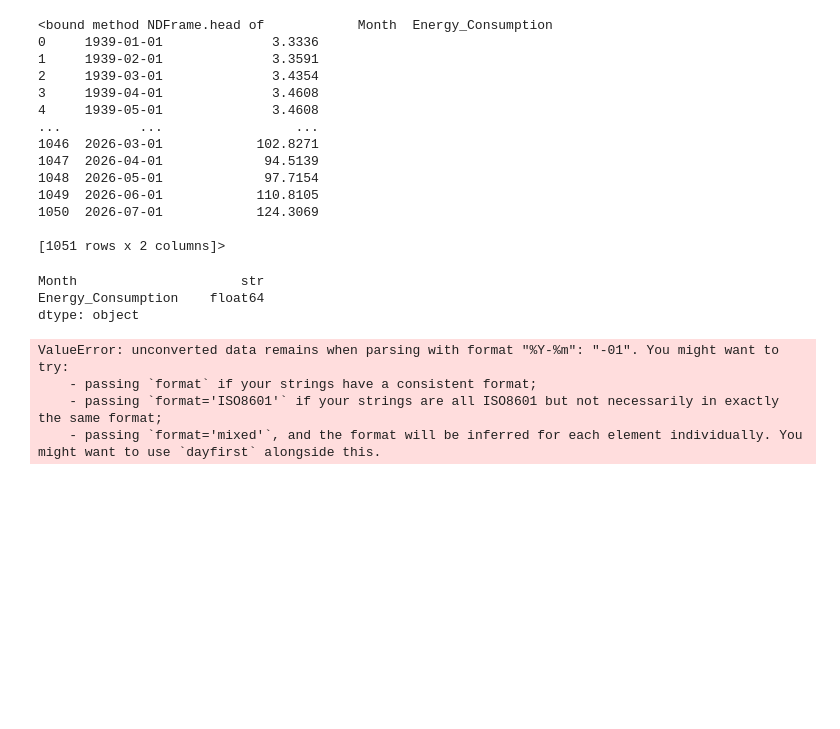
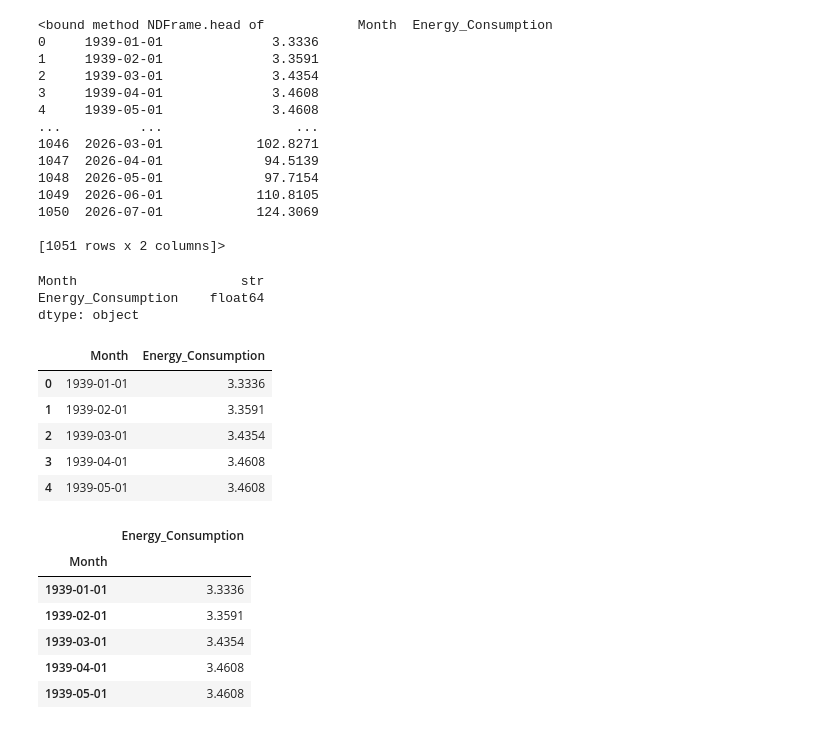
Before and after one commit to Kirfea/energy-consumption-forecasting, a Jupyter notebook: Energy_Consumption_Forecasting.ipynb, the cells around one changed output. Saved outputs shown, nothing was run; the diff lists cells and outputs as text; code cells hidden in the pictures; blank space fills up the shorter version.

```diff
--- a/Energy_Consumption_Forecasting.ipynb
+++ b/Energy_Consumption_Forecasting.ipynb
@@ -169,11 +168,25 @@ Month                     str
 Energy_Consumption    float64
 dtype: object
 # %%
-df['Month'] = pd.to_datetime(df['Month'], format ='%Y-%m')
+df['Month'] = pd.to_datetime(df['Month'], format='%Y-%m')
+df.head()
 # %% [output]
-ValueError: unconverted data remains when parsing with format "%Y-%m": "-01". You might want to try:
-    - passing `format` if your strings have a consistent format;
-    - passing `format='ISO8601'` if your strings are all ISO8601 but not necessarily in exactly the same format;
-    - passing `format='mixed'`, and the format will be inferred for each element individually. You might want to use `dayfirst` alongside this.
+|  | Month | Energy_Consumption |
+| 0 | 1939-01-01 | 3.3336 |
+| 1 | 1939-02-01 | 3.3591 |
+| 2 | 1939-03-01 | 3.4354 |
+| 3 | 1939-04-01 | 3.4608 |
+| 4 | 1939-05-01 | 3.4608 |
 # %%
-df.head
+
+#Month as index
+df_series = df.set_index('Month')
+df_series.head()
+# %% [output]
+|  | Energy_Consumption |
+| Month |  |
+| 1939-01-01 | 3.3336 |
+| 1939-02-01 | 3.3591 |
+| 1939-03-01 | 3.4354 |
+| 1939-04-01 | 3.4608 |
+| 1939-05-01 | 3.4608 |
```
Also changed, not shown: parts of 8 cells of this notebook.
